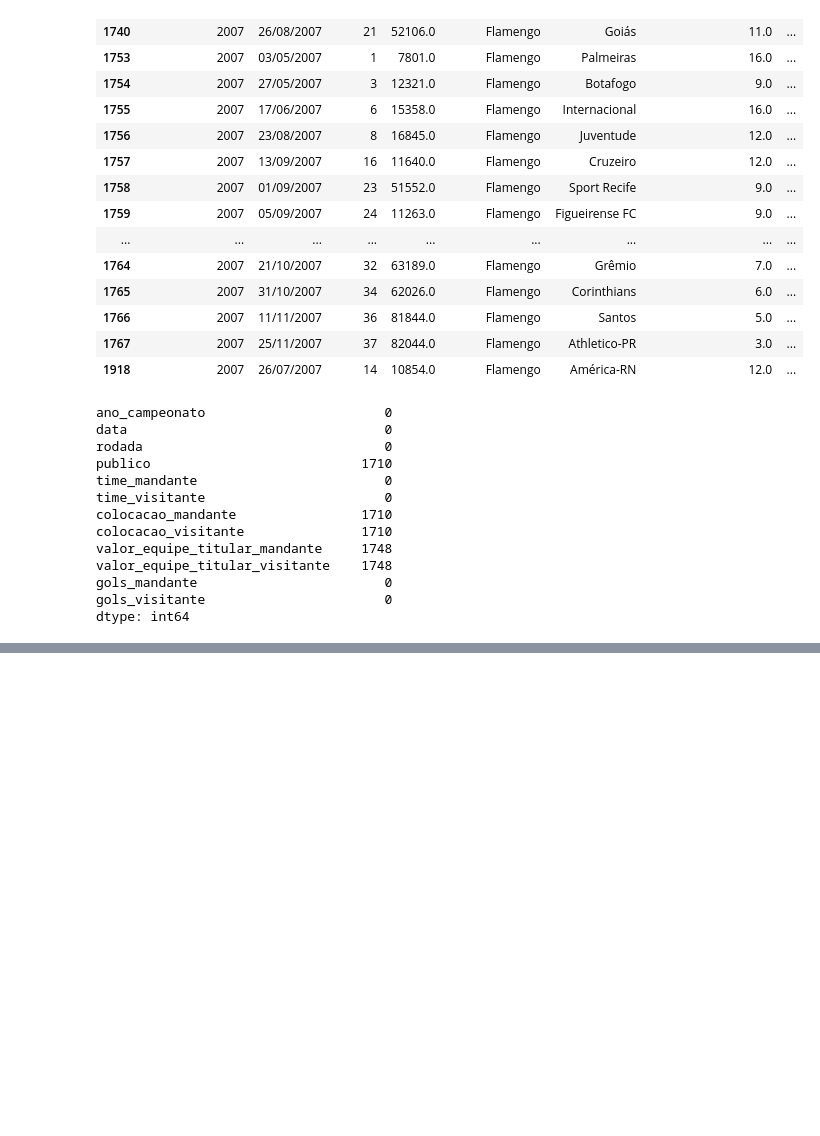
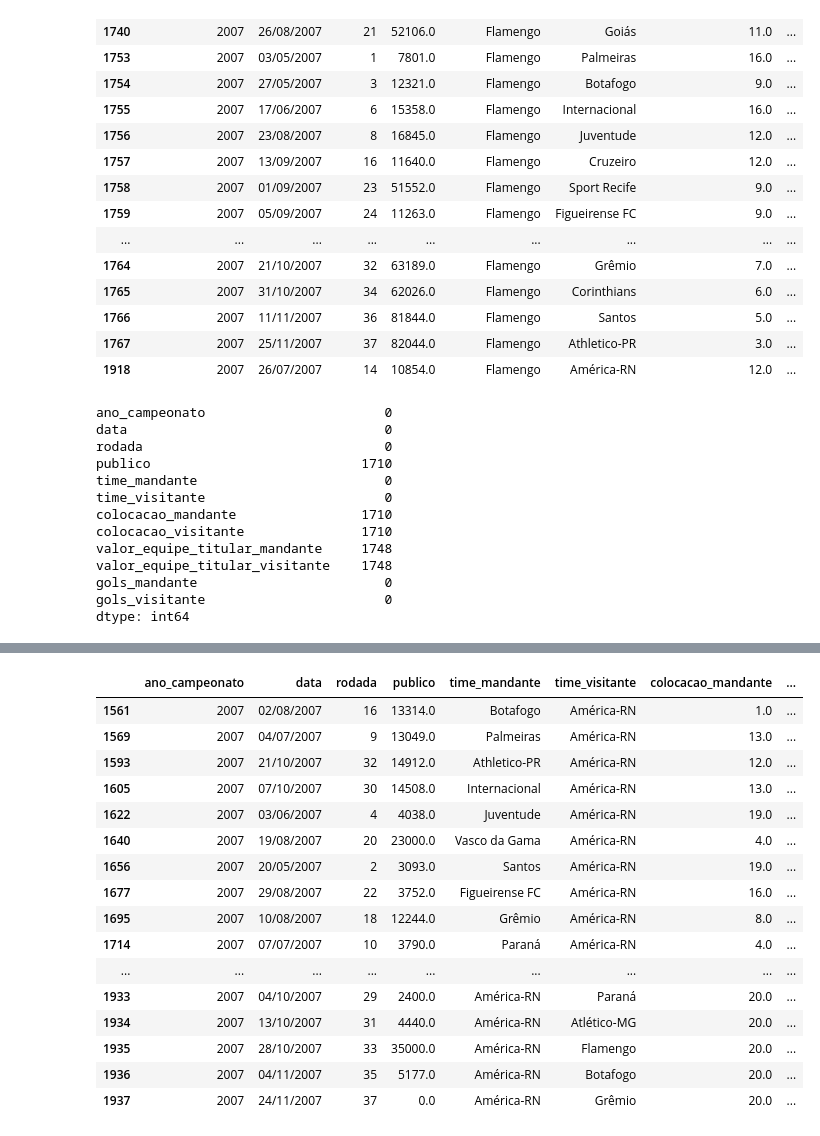
Before and after one commit to salomaofreitasjr/TCC_PUC_MINAS_POS_CIENCIA_DE_DADOS_2023, a Jupyter notebook: Projeto Python/02 - Preparação de Dados.ipynb, the cells around one changed output, grey strips where cells are left out. Cells and saved outputs as stored; diff of their text form; code cells hidden in the pictures; blank space fills up the shorter version.

```diff
--- a/Projeto Python/02 - Preparação de Dados.ipynb
+++ b/Projeto Python/02 - Preparação de Dados.ipynb
@@ -661,24 +677,49 @@ for ano in df_count_nulos[4:].index: # para não inclyir as 4 primrias linhas (1
 
   #print('ANO:', ano)
   df_brasileirao_so_ano = pd.DataFrame(df_brasileirao2[df_brasileirao2['ano_campeonato'] == ano ])
+
+  '''
   #df_times_ano = pd.DataFrame( df_brasileirao_so_ano['time_mandante'].drop_duplicates() ) # os mandantes são os mesmo times que são visitantes. então basta esse
 
   #só os nulos para o laço
   df_nulos_ano = df_brasileirao_so_ano[df_brasileirao_so_ano['valor_equipe_titular_mandante'].isna() | df_brasileirao_so_ano['valor_equipe_titular_visitante'].isna()] # | or
 
+  print('ANO: ', ano)
+  display(df_nulos_ano.shape)
+  print()
+
   for index in df_nulos_ano.index:
-    time = df_nulos_ano.loc[index, 'time_mandante']
     #print(time)
 
     #VAMOS TER QUE PREENCHER UM A UM MESMO (SEM O FILLNA), devido as muitas condições de fltro (ano e time). NO ENTANTO, AQUI SÓ OS NULOS DEVEM SER PREENCHIDOS
-    #ENTÃO TEM QUE TER ESSE CUIDADO ESPECIAL
+    #ENTÃO TEM QUE TER ESSE CUIDADO ESPECIAL. NO DATASET MENOR QUE FIZEMOS ANTES, TODAS AS LINHAS SERIAM PREENCHIDAS (TODAS ESTAVMA NULAS)
 
+    time_mand = df_nulos_ano.loc[index, 'time_mandante']
     #df_brasileirao2[(df_brasileirao2['ano_campeonato'] == ano) & (df_brasileirao2['time_mandante'] == time) & (df_brasileirao2['valor_equipe_titular_mandante'].isna())].valor_equipe_titular_mandante.fillna( df_brasileirao_so_ano[df_brasileirao_so_ano['time_mandante'] == time]['valor_equipe_titular_mandante'].mean() )
-    df_brasileirao2.loc[index, 'valor_equipe_titular_mandante'] = df_brasileirao_so_ano[df_brasileirao_so_ano['time_mandante'] == time]['valor_equipe_titular_mandante'].mean()
+    df_brasileirao2.loc[index, 'valor_equipe_titular_mandante'] = df_brasileirao_so_ano[df_brasileirao_so_ano['time_mandante'] == time_mand]['valor_equipe_titular_mandante'].mean()
 
-    #time_visit = df_brasileirao_so_ano.loc[index, 'time_visitante']
+    time_visit = df_brasileirao_so_ano.loc[index, 'time_visitante']
     #df_brasileirao2[(df_brasileirao2['ano_campeonato'] == ano) & (df_brasileirao2['time_visitante'] == time) & (df_brasileirao2['valor_equipe_titular_visitante'].isna())].valor_equipe_titular_visitante.fillna( df_brasileirao_so_ano[df_brasileirao_so_ano['time_visitante'] == time]['valor_equipe_titular_visitante'].mean() )
-    df_brasileirao2.loc[index, 'valor_equipe_titular_visitante'] = df_brasileirao_so_ano[df_brasileirao_so_ano['time_visitante'] == time]['valor_equipe_titular_visitante'].mean()
+    df_brasileirao2.loc[index, 'valor_equipe_titular_visitante'] = df_brasileirao_so_ano[df_brasileirao_so_ano['time_visitante'] == time_visit]['valor_equipe_titular_visitante'].mean()
+    '''
+
+  df_times_ano = pd.DataFrame( df_brasileirao_so_ano['time_mandante'].drop_duplicates() ) # os mandantes são os mesmo times que são visitantes. então basta esse
+
+  print('ANO: ', ano)
+  #display(df_times_ano.shape)
+  #display(df_times_ano)
+  print()
+
+  for index in df_times_ano.index:
+    #print(time)
+
+    #VAMOS TER QUE PREENCHER UM A UM MESMO (SEM O FILLNA), devido as muitas condições de fltro (ano e time). NO ENTANTO, AQUI SÓ OS NULOS DEVEM SER PREENCHIDOS
+    #ENTÃO TEM QUE TER ESSE CUIDADO ESPECIAL. NO DATASET MENOR QUE FIZEMOS ANTES, TODAS AS LINHAS SERIAM PREENCHIDAS (TODAS ESTAVMA NULAS)
+
+    time = df_times_ano.loc[index, 'time_mandante']
+    df_brasileirao2.loc[(df_brasileirao2['ano_campeonato'] == ano) & (df_brasileirao2['time_mandante'] == time) & (df_brasileirao2['valor_equipe_titular_mandante'].isna()),'valor_equipe_titular_mandante'] = df_brasileirao_so_ano[df_brasileirao_so_ano['time_mandante'] == time]['valor_equipe_titular_mandante'].mean()
+    df_brasileirao2.loc[(df_brasileirao2['ano_campeonato'] == ano) & (df_brasileirao2['time_visitante'] == time) & (df_brasileirao2['valor_equipe_titular_visitante'].isna()),'valor_equipe_titular_visitante'] = df_brasileirao_so_ano[df_brasileirao_so_ano['time_visitante'] == time]['valor_equipe_titular_visitante'].mean()
+
 
 # mostramos o DF para conferência
 display(df_brasileirao2[(df_brasileirao2['ano_campeonato'] == 2007) & (df_brasileirao2['time_mandante'] == 'Flamengo') ].isnull().sum())
@@ -746,0 +841,25 @@ dtype: int64
+# %%
+## VERIFICA-SE QUE AINDA RESTARAM 38 LINHAS COM VALORES NULOS DOS ATRIBUTOS QUE ESTAMOS TRATANDO NOS ANOS 2007 E 2011
+## VAMOS INVESTIGAR MELHOR ESSES DOIS ANOS
+
+
+## ANO 2007
+df_brasileirao2[(df_brasileirao2['ano_campeonato'] == 2007) & ( (df_brasileirao2['valor_equipe_titular_visitante'].isna()) | (df_brasileirao2['valor_equipe_titular_mandante'].isna()) )]
+# %% [output]
+|  | ano_campeonato | data | rodada | publico | time_mandante | time_visitante | colocacao_mandante | ... |
+| 1561 | 2007 | 02/08/2007 | 16 | 13314.0 | Botafogo | América-RN | 1.0 | ... |
+| 1569 | 2007 | 04/07/2007 | 9 | 13049.0 | Palmeiras | América-RN | 13.0 | ... |
+| 1593 | 2007 | 21/10/2007 | 32 | 14912.0 | Athletico-PR | América-RN | 12.0 | ... |
+| 1605 | 2007 | 07/10/2007 | 30 | 14508.0 | Internacional | América-RN | 13.0 | ... |
+| 1622 | 2007 | 03/06/2007 | 4 | 4038.0 | Juventude | América-RN | 19.0 | ... |
+| 1640 | 2007 | 19/08/2007 | 20 | 23000.0 | Vasco da Gama | América-RN | 4.0 | ... |
+| 1656 | 2007 | 20/05/2007 | 2 | 3093.0 | Santos | América-RN | 19.0 | ... |
+| 1677 | 2007 | 29/08/2007 | 22 | 3752.0 | Figueirense FC | América-RN | 16.0 | ... |
+| 1695 | 2007 | 10/08/2007 | 18 | 12244.0 | Grêmio | América-RN | 8.0 | ... |
+| 1714 | 2007 | 07/07/2007 | 10 | 3790.0 | Paraná | América-RN | 4.0 | ... |
+| ... | ... | ... | ... | ... | ... | ... | ... | ... |
+| 1933 | 2007 | 04/10/2007 | 29 | 2400.0 | América-RN | Paraná | 20.0 | ... |
+| 1934 | 2007 | 13/10/2007 | 31 | 4440.0 | América-RN | Atlético-MG | 20.0 | ... |
+| 1935 | 2007 | 28/10/2007 | 33 | 35000.0 | América-RN | Flamengo | 20.0 | ... |
+| 1936 | 2007 | 04/11/2007 | 35 | 5177.0 | América-RN | Botafogo | 20.0 | ... |
+| 1937 | 2007 | 24/11/2007 | 37 | 0.0 | América-RN | Grêmio | 20.0 | ... |
```
Also changed, not shown: parts of 22 cells of this notebook.
